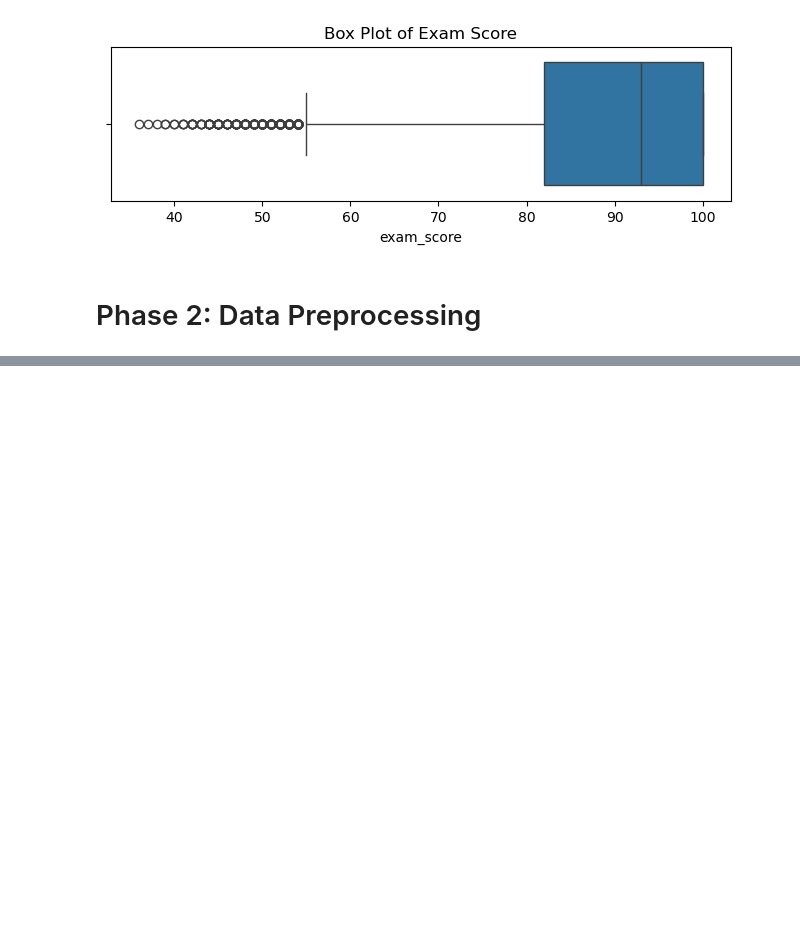
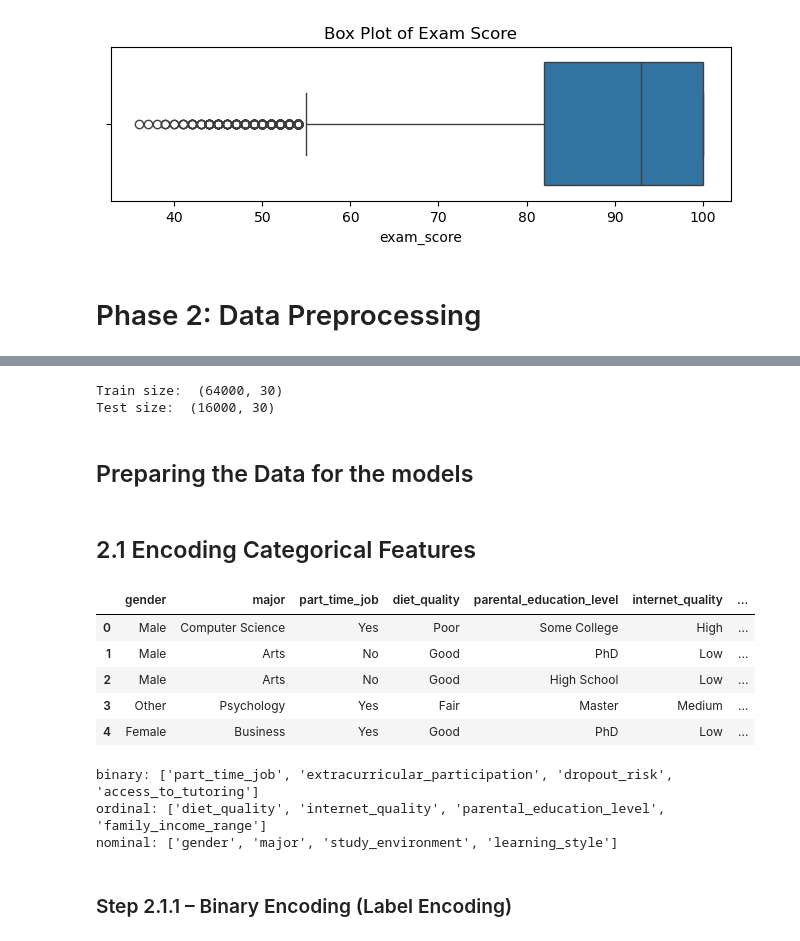
Before and after one commit to Hammad-1105/student-performance-ml-dl, a Jupyter notebook: notebooks/main.ipynb, the cells around one changed output, grey strips where cells are left out. Saved outputs shown, nothing was run; the diff lists cells and outputs as text; code cells hidden in the pictures; blank space fills up the shorter version.

Commit message:
Midway in Phase 2 Step 2 10/08

```diff
--- a/notebooks/main.ipynb
+++ b/notebooks/main.ipynb
@@ -305,0 +312,8 @@ plt.show()
+# %%
+print("Train size: ", train_set.shape)
+print("Test size: ", test_set.shape)
+# %% [output]
+Train size:  (64000, 30)
+Test size:  (16000, 30)
+# %% [markdown]
+## Preparing the Data for the models
@@ -305,0 +323,11 @@ plt.show()
+# %% [markdown]
+## 2.1 Encoding Categorical Features
+# %%
+cat_cols.head()
+# %% [output]
+|  | gender | major | part_time_job | diet_quality | parental_education_level | internet_quality | ... |
+| 0 | Male | Computer Science | Yes | Poor | Some College | High | ... |
+| 1 | Male | Arts | No | Good | PhD | Low | ... |
+| 2 | Male | Arts | No | Good | High School | Low | ... |
+| 3 | Other | Psychology | Yes | Fair | Master | Medium | ... |
+| 4 | Female | Business | Yes | Good | PhD | Low | ... |
@@ -305,0 +340,11 @@ plt.show()
+# %%
+# quick sanity
+print("binary:", cat_bin)
+print("ordinal:", cat_ordinal) # ordinal encoding
+print("nominal:", cat_nominal) # onehot encoding
+# %% [output]
+binary: ['part_time_job', 'extracurricular_participation', 'dropout_risk', 'access_to_tutoring']
+ordinal: ['diet_quality', 'internet_quality', 'parental_education_level', 'family_income_range']
+nominal: ['gender', 'major', 'study_environment', 'learning_style']
+# %% [markdown]
+### Step 2.1.1 – Binary Encoding (Label Encoding)
```
Also changed, not shown: parts of 16 cells of this notebook.
